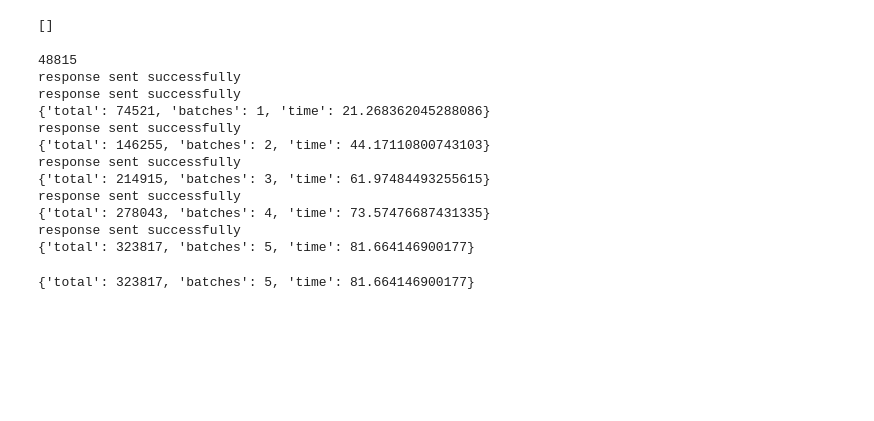
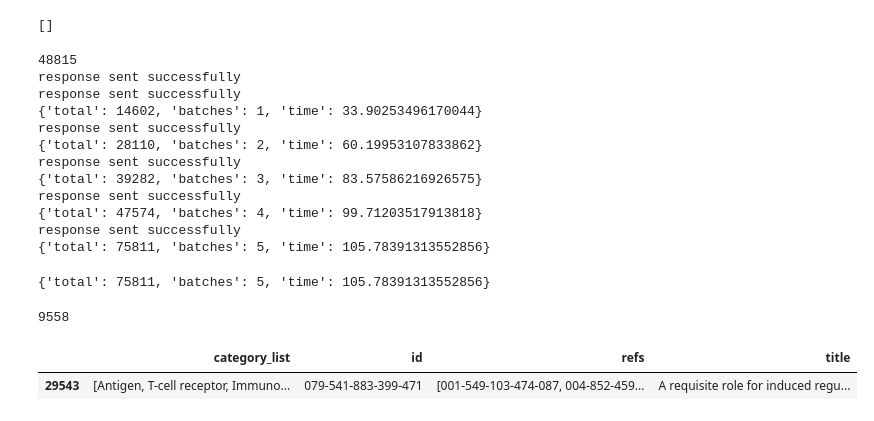
Before and after one commit to ConnexSci/ml, a Jupyter notebook: gnn/main.ipynb, the cells around one changed output. Drawn from its saved outputs; the diff is of its cells as text; code cells hidden in the pictures; blank space fills up the shorter version.

```diff
--- a/gnn/main.ipynb
+++ b/gnn/main.ipynb
@@ -275,7 +285,7 @@ for i, x in enumerate(list(cd['refs'])):
     if x != []:
         ref_check.append(x)
     else:
-        ref_check.append([0])
+        ref_check.append([])
 
 cd['refs'] = ref_check
 
@@ -291,13 +301,32 @@ add_papers(cd)
 48815
 response sent successfully
 response sent successfully
-{'total': 74521, 'batches': 1, 'time': 21.268362045288086}
+{'total': 14602, 'batches': 1, 'time': 33.90253496170044}
 response sent successfully
-{'total': 146255, 'batches': 2, 'time': 44.17110800743103}
+{'total': 28110, 'batches': 2, 'time': 60.19953107833862}
 response sent successfully
-{'total': 214915, 'batches': 3, 'time': 61.97484493255615}
+{'total': 39282, 'batches': 3, 'time': 83.57586216926575}
 response sent successfully
-{'total': 278043, 'batches': 4, 'time': 73.57476687431335}
+{'total': 47574, 'batches': 4, 'time': 99.71203517913818}
 response sent successfully
-{'total': 323817, 'batches': 5, 'time': 81.664146900177}
+{'total': 75811, 'batches': 5, 'time': 105.78391313552856}
-{'total': 323817, 'batches': 5, 'time': 81.664146900177}
+{'total': 75811, 'batches': 5, 'time': 105.78391313552856}
+# %%
+from itertools import chain
+
+all_refs = chain.from_iterable(list(cd['refs']))
+all_ids = list(cd['id'])
+
+print(len(set(all_ids).intersection(all_refs)))
+# %% [output]
+9558
+# %%
+#test script to see if references is actually working or not
+a = cd.loc[cd['id'] == '000-047-609-862-89X']
+all_refs = list(a['refs'])[0]
+
+b = cd.loc[cd['id'] == all_refs[8]]
+b
+# %% [output]
+|  | category_list | id | refs | title |
+| 29543 | [Antigen, T-cell receptor, Immuno... | 079-541-883-399-471 | [001-549-103-474-087, 004-852-459... | A requisite role for induced regu... |
```
Also changed, not shown: parts of 2 cells of this notebook.
